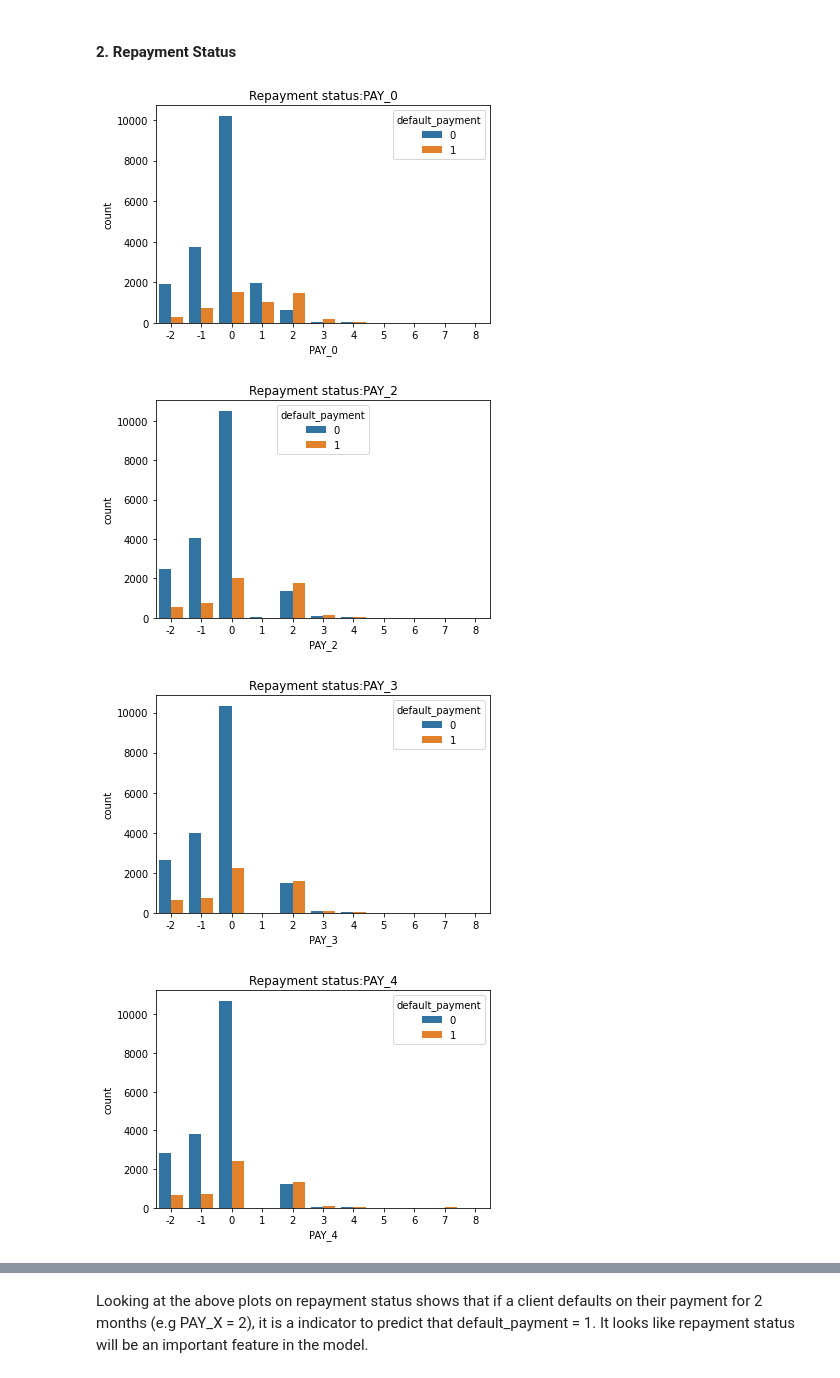
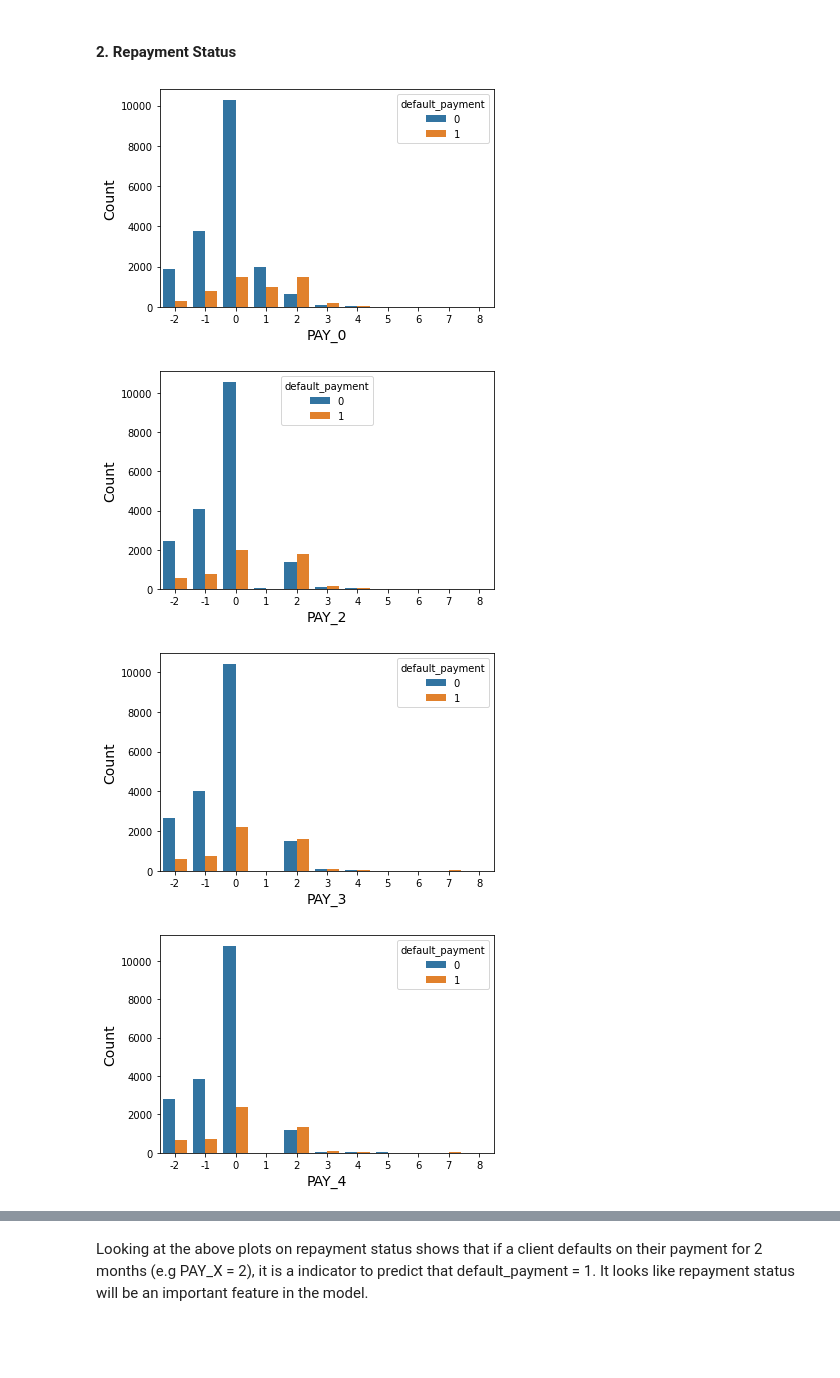
Before and after one commit to hmartin11/DSCI-310-Group-4, a Jupyter notebook: data_analysis.ipynb, the cells around one changed output, grey strips where cells are left out. Drawn from its saved outputs; the diff is of its cells as text; code cells hidden in the pictures; blank space fills up the shorter version.

```diff
--- a/data_analysis.ipynb
+++ b/data_analysis.ipynb
@@ -72,7 +65,15 @@ df.rename(columns = {"default payment next month":"default_payment"}, inplace =
 # %%
-train_df, test_df = pp.preprocess(df, 0.8, 200)
+random.seed()
 
-# split into training and testing set for x and y
+# rename column to get rid of spaces
+
+df.rename(columns = {"default payment next month":"default_payment"}, inplace = True)
+
+
+# split into test and training set
+
+train_df, test_df = train_test_split(df, test_size=0.2)
+
 X_train, y_train = (train_df.drop(columns=["default_payment"]),
                    train_df["default_payment"])
 
@@ -184,10 +187,12 @@ sns.distplot(train_df['LIMIT_BAL'],kde=True,bins=50, rug = True, color="green")
 #### 2. Repayment Status
 # %%
 for column in train_df[["PAY_0", "PAY_2", "PAY_3", "PAY_4", "PAY_5", "PAY_6"]]:
-    edu_plot = cp.count_plot(data=train_df, x=column, name ="Repayment status:" + column)
+    edu_plot = sns.countplot(data = train_df, hue="default_payment", x = column)
+    plt.xlabel(column, fontsize= 14)
+    plt.ylabel("Count", fontsize= 14)
     plt.show()
 # %% [output]
-[figure, old version]
+[figure, new version]
-[figure, old version]
+[figure, new version]
-[figure, old version]
+[figure, new version]
-[figure, old version]
+[figure, new version]
```
Also changed, not shown: parts of 17 cells of this notebook, 10 other files.
